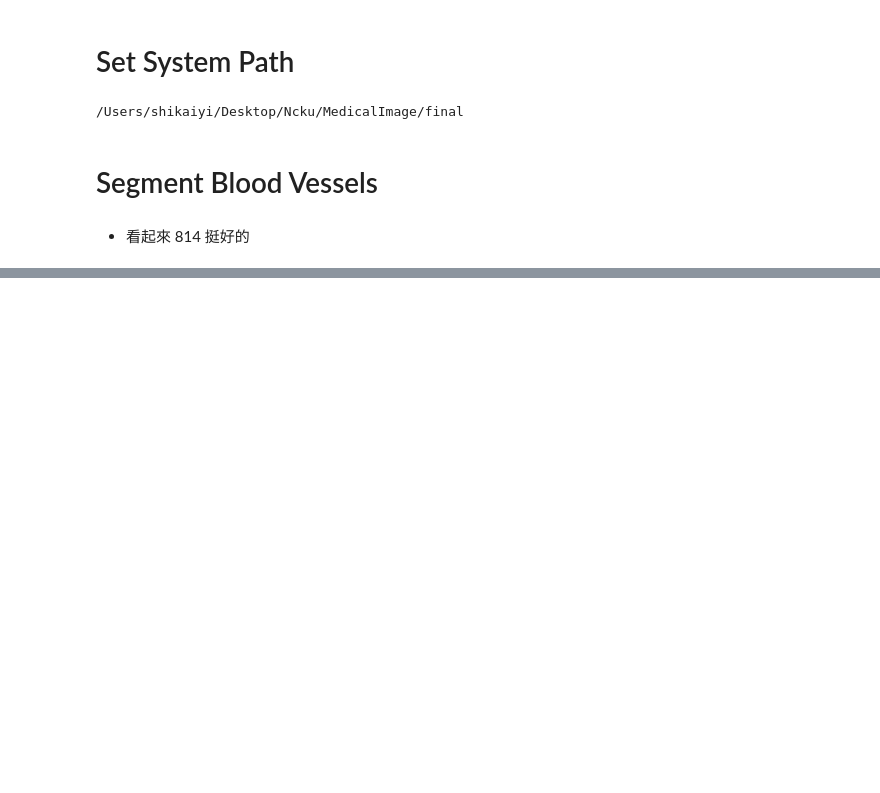
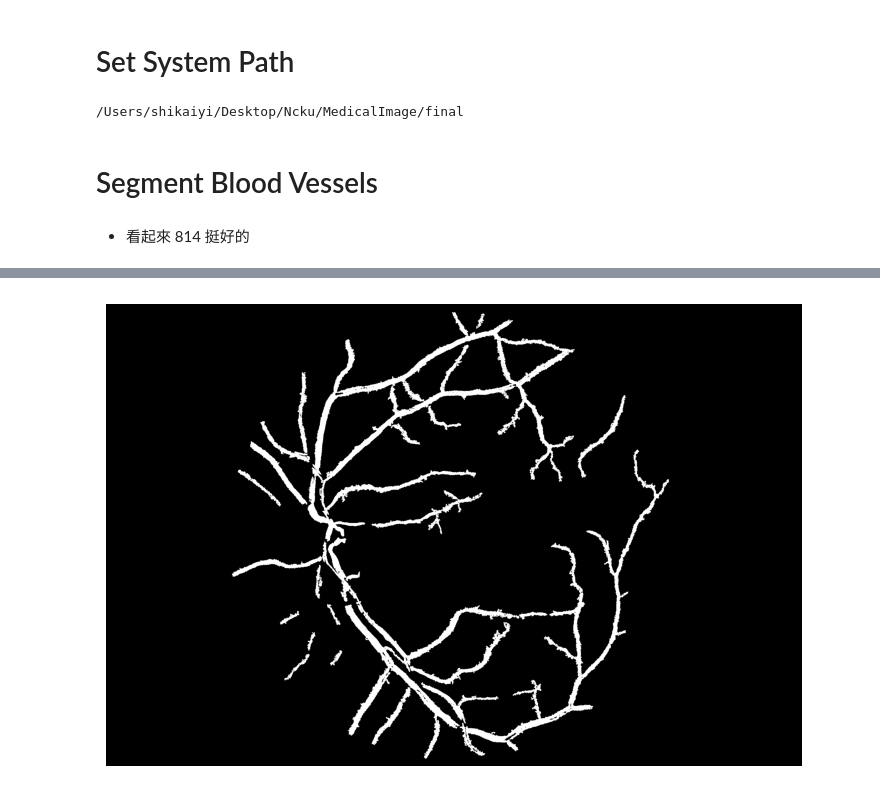
Before and after one commit to Spector3702/RetinalAnalysis, a Jupyter notebook: CSR/process_csr.ipynb, the cells around one changed output, grey strips where cells are left out. Cells and saved outputs as stored; diff of their text form; code cells hidden in the pictures; blank space fills up the shorter version.

```diff
--- a/CSR/process_csr.ipynb
+++ b/CSR/process_csr.ipynb
@@ -29,0 +50,8 @@ for file_name in filesArray:
+# %%
+gray_original_array = np.array(gray_original_img)
+gray_blood_vessel_array = np.array(gray_blood_vessel_img)
+# %%
+inpaint_mask = cv2.bitwise_not(gray_blood_vessel_array)
+plot_image(inpaint_mask)
+# %% [output]
+[figure, added]
```
Also changed, not shown: parts of 16 cells of this notebook, 1 other file.
